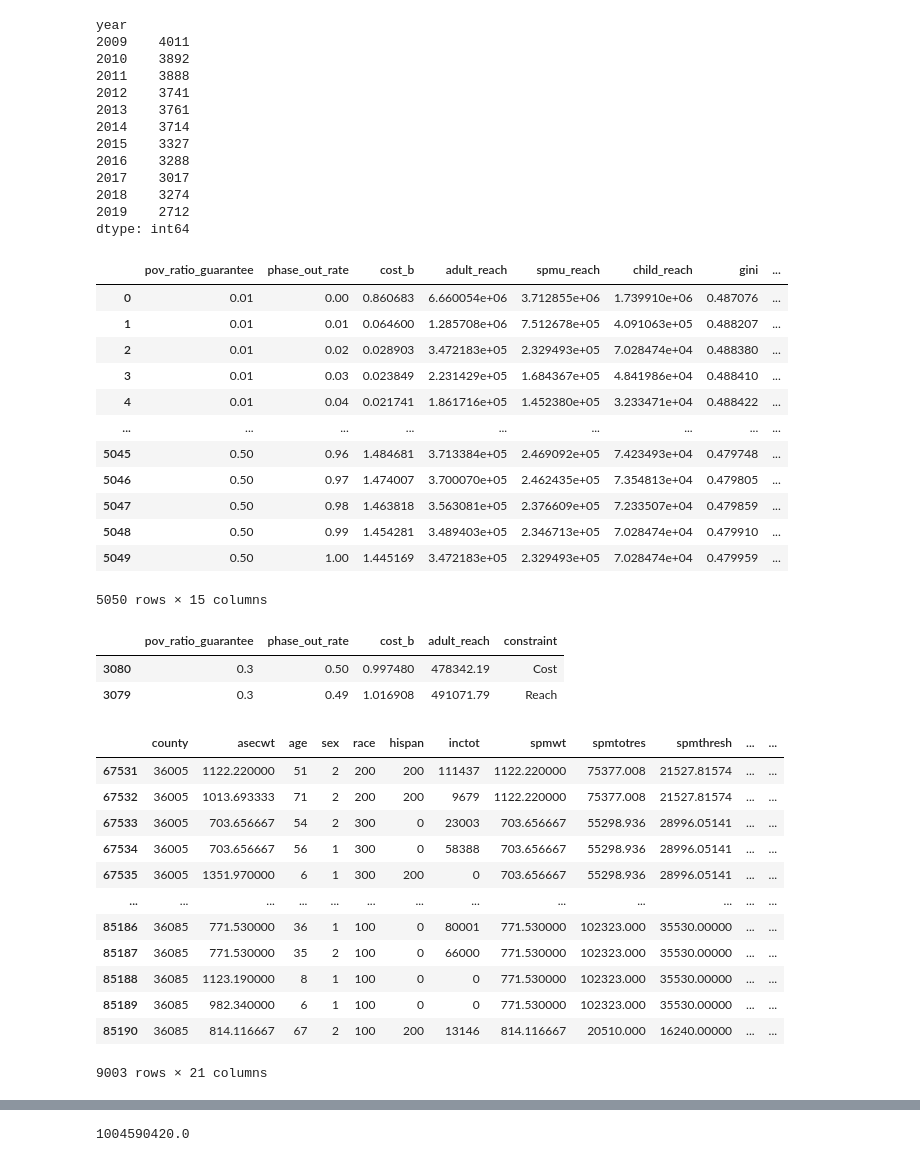
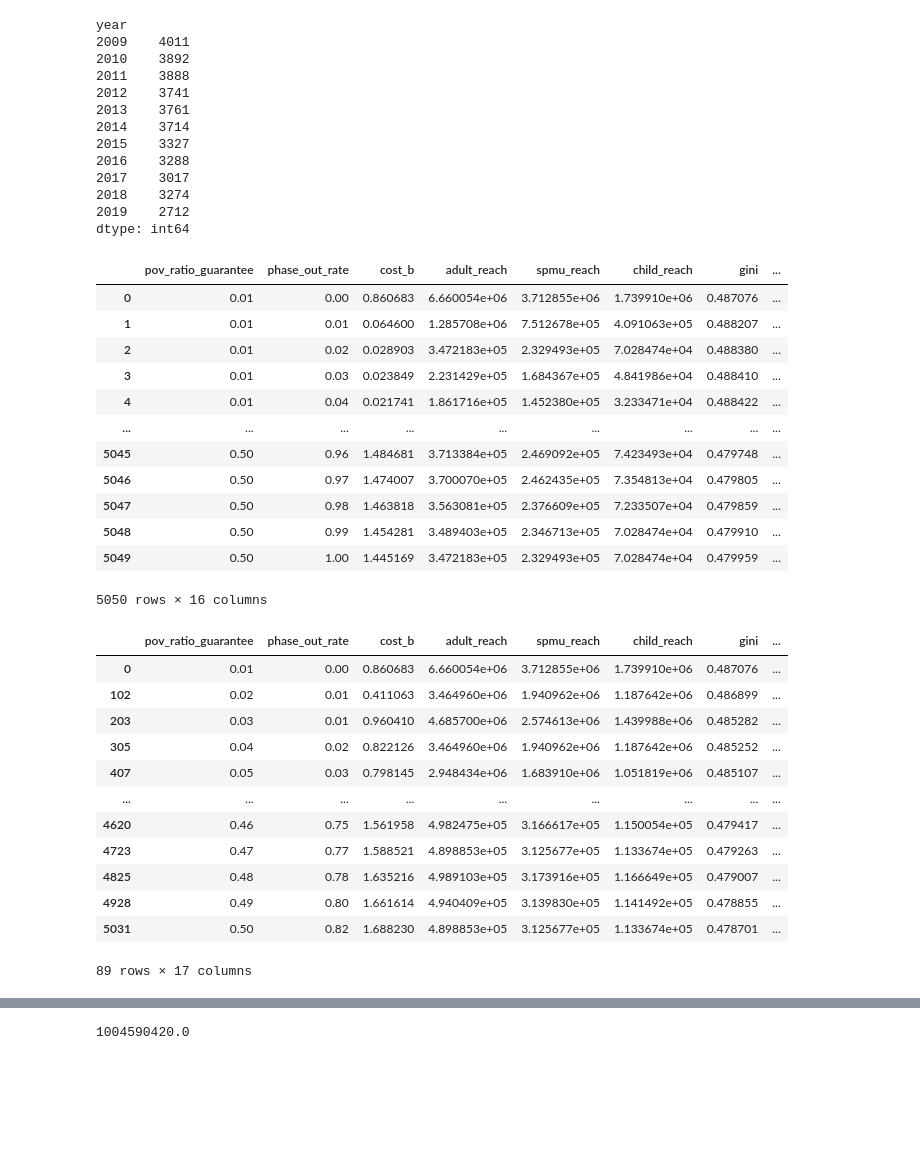
Before and after one commit to UBICenter/yang-nyc, a Jupyter notebook: analysis.ipynb, the cells around one changed output, grey strips where cells are left out. Cells and saved outputs as stored; diff of their text form; code cells hidden in the pictures; blank space fills up the shorter version.

```diff
--- a/analysis.ipynb
+++ b/analysis.ipynb
@@ -150,6 +190,7 @@ def policy(pov_ratio_guarantee, phase_out_rate):
         "adult_deep_poverty_rate": mdf.deep_poverty_rate(p2[p2.adult], "spmtotres_r", "spmthresh", "asecwt"),
         "poverty_gap": mdf.poverty_gap(s, "spmtotres_r", "spmthresh", "spmwt"),
         "squared_poverty_gap": mdf.squared_poverty_gap(s, "spmtotres_r", "spmthresh", "spmwt"),
+        "deep_poverty_gap": mdf.deep_poverty_gap(s, "spmtotres_r", "spmthresh", "spmwt"),
     })
 # %%
 policies = mdf.cartesian_product({
@@ -175,4 +216,4 @@ policies
 | 5047 | 0.50 | 0.98 | 1.463818 | 3.563081e+05 | 2.376609e+05 | 7.233507e+04 | 0.479859 | ... |
 | 5048 | 0.50 | 0.99 | 1.454281 | 3.489403e+05 | 2.346713e+05 | 7.028474e+04 | 0.479910 | ... |
 | 5049 | 0.50 | 1.00 | 1.445169 | 3.472183e+05 | 2.329493e+05 | 7.028474e+04 | 0.479959 | ... |
-5050 rows × 15 columns
+5050 rows × 16 columns
@@ -180,18 +224,24 @@ policies
 cost_curve = policies[policies.cost_b < 1].sort_values(
     "cost_b", ascending=False
     ).drop_duplicates("pov_ratio_guarantee").sort_values("pov_ratio_guarantee")
-cost_curve["constraint"] = "< $1 billion cost"
+cost_curve["constraint"] = "$1 billion cost"
 reach_curve = policies[policies.adult_reach < REACH].sort_values(
     "adult_reach", ascending=False
     ).drop_duplicates("pov_ratio_guarantee").sort_values("pov_ratio_guarantee")
-reach_curve["constraint"] = "< 500,000 adult recipients"
+reach_curve["constraint"] = "500,000 adult recipients"
 cost_reach_curve = pd.concat([cost_curve, reach_curve])
-fig = px.line(cost_reach_curve, "pov_ratio_guarantee", "phase_out_rate",
+fig = px.line(
+    cost_reach_curve,
+    "pov_ratio_guarantee",
+    "phase_out_rate",
+    hover_data={"cost_b": ":.2f", "adult_reach": ":,.0f"},
               color="constraint",
               labels={
                   "pov_ratio_guarantee": "Maximum benefit as a share of SPM poverty threshold",
                   "phase_out_rate": "Benefit phase-out rate with respect to SPM resources",
-                  "constraint": "Constraint"
+                  "constraint": "Constraint",
+                  "cost_b": "Cost ($B)",
+                  "adult_reach": "Adult recipients",
                  },
                title="Guaranteed income policies that satisfy Yang's Basic Income for NYC constraints")
 fig.update_layout(xaxis_tickformat="%", yaxis_tickformat="%")
@@ -200,25 +250,19 @@ PS = 0.5
 fig.add_annotation(x=RATIO, y=PS,
                    text="Maximum benefit: 30% of poverty threshold<br>Phase-out rate: 50%")
 format_fig(fig)
-# %%
-cost_reach_curve[cost_reach_curve.pov_ratio_guarantee == 0.3]
-# %% [output]
-|  | pov_ratio_guarantee | phase_out_rate | cost_b | adult_reach | constraint |
-| 3080 | 0.3 | 0.50 | 0.997480 | 478342.19 | Cost |
-| 3079 | 0.3 | 0.49 | 1.016908 | 491071.79 | Reach |
-# %%
-p
-# %% [output]
-|  | county | asecwt | age | sex | race | hispan | inctot | spmwt | spmtotres | spmthresh | ... | ... |
-| 67531 | 36005 | 1122.220000 | 51 | 2 | 200 | 200 | 111437 | 1122.220000 | 75377.008 | 21527.81574 | ... | ... |
-| 67532 | 36005 | 1013.693333 | 71 | 2 | 200 | 200 | 9679 | 1122.220000 | 75377.008 | 21527.81574 | ... | ... |
-| 67533 | 36005 | 703.656667 | 54 | 2 | 300 | 0 | 23003 | 703.656667 | 55298.936 | 28996.05141 | ... | ... |
-| 67534 | 36005 | 703.656667 | 56 | 1 | 300 | 0 | 58388 | 703.656667 | 55298.936 | 28996.05141 | ... | ... |
-| 67535 | 36005 | 1351.970000 | 6 | 1 | 300 | 200 | 0 | 703.656667 | 55298.936 | 28996.05141 | ... | ... |
-| ... | ... | ... | ... | ... | ... | ... | ... | ... | ... | ... | ... | ... |
-| 85186 | 36085 | 771.530000 | 36 | 1 | 100 | 0 | 80001 | 771.530000 | 102323.000 | 35530.00000 | ... | ... |
-| 85187 | 36085 | 771.530000 | 35 | 2 | 100 | 0 | 66000 | 771.530000 | 102323.000 | 35530.00000 | ... | ... |
-| 85188 | 36085 | 1123.190000 | 8 | 1 | 100 | 0 | 0 | 771.530000 | 102323.000 | 35530.00000 | ... | ... |
-| 85189 | 36085 | 982.340000 | 6 | 1 | 100 | 0 | 0 | 771.530000 | 102323.000 | 35530.00000 | ... | ... |
-| 85190 | 36085 | 814.116667 | 67 | 2 | 100 | 200 | 13146 | 814.116667 | 20510.000 | 16240.00000 | ... | ... |
-9003 rows × 21 columns
+# %%
+cost_reach_curve
+# %% [output]
+|  | pov_ratio_guarantee | phase_out_rate | cost_b | adult_reach | spmu_reach | child_reach | gini | ... |
+| 0 | 0.01 | 0.00 | 0.860683 | 6.660054e+06 | 3.712855e+06 | 1.739910e+06 | 0.487076 | ... |
+| 102 | 0.02 | 0.01 | 0.411063 | 3.464960e+06 | 1.940962e+06 | 1.187642e+06 | 0.486899 | ... |
+| 203 | 0.03 | 0.01 | 0.960410 | 4.685700e+06 | 2.574613e+06 | 1.439988e+06 | 0.485282 | ... |
+| 305 | 0.04 | 0.02 | 0.822126 | 3.464960e+06 | 1.940962e+06 | 1.187642e+06 | 0.485252 | ... |
+| 407 | 0.05 | 0.03 | 0.798145 | 2.948434e+06 | 1.683910e+06 | 1.051819e+06 | 0.485107 | ... |
+| ... | ... | ... | ... | ... | ... | ... | ... | ... |
+| 4620 | 0.46 | 0.75 | 1.561958 | 4.982475e+05 | 3.166617e+05 | 1.150054e+05 | 0.479417 | ... |
+| 4723 | 0.47 | 0.77 | 1.588521 | 4.898853e+05 | 3.125677e+05 | 1.133674e+05 | 0.479263 | ... |
+| 4825 | 0.48 | 0.78 | 1.635216 | 4.989103e+05 | 3.173916e+05 | 1.166649e+05 | 0.479007 | ... |
+| 4928 | 0.49 | 0.80 | 1.661614 | 4.940409e+05 | 3.139830e+05 | 1.141492e+05 | 0.478855 | ... |
+| 5031 | 0.50 | 0.82 | 1.688230 | 4.898853e+05 | 3.125677e+05 | 1.133674e+05 | 0.478701 | ... |
+89 rows × 17 columns
```
Also changed, not shown: parts of 12 cells of this notebook, 1 other file.
